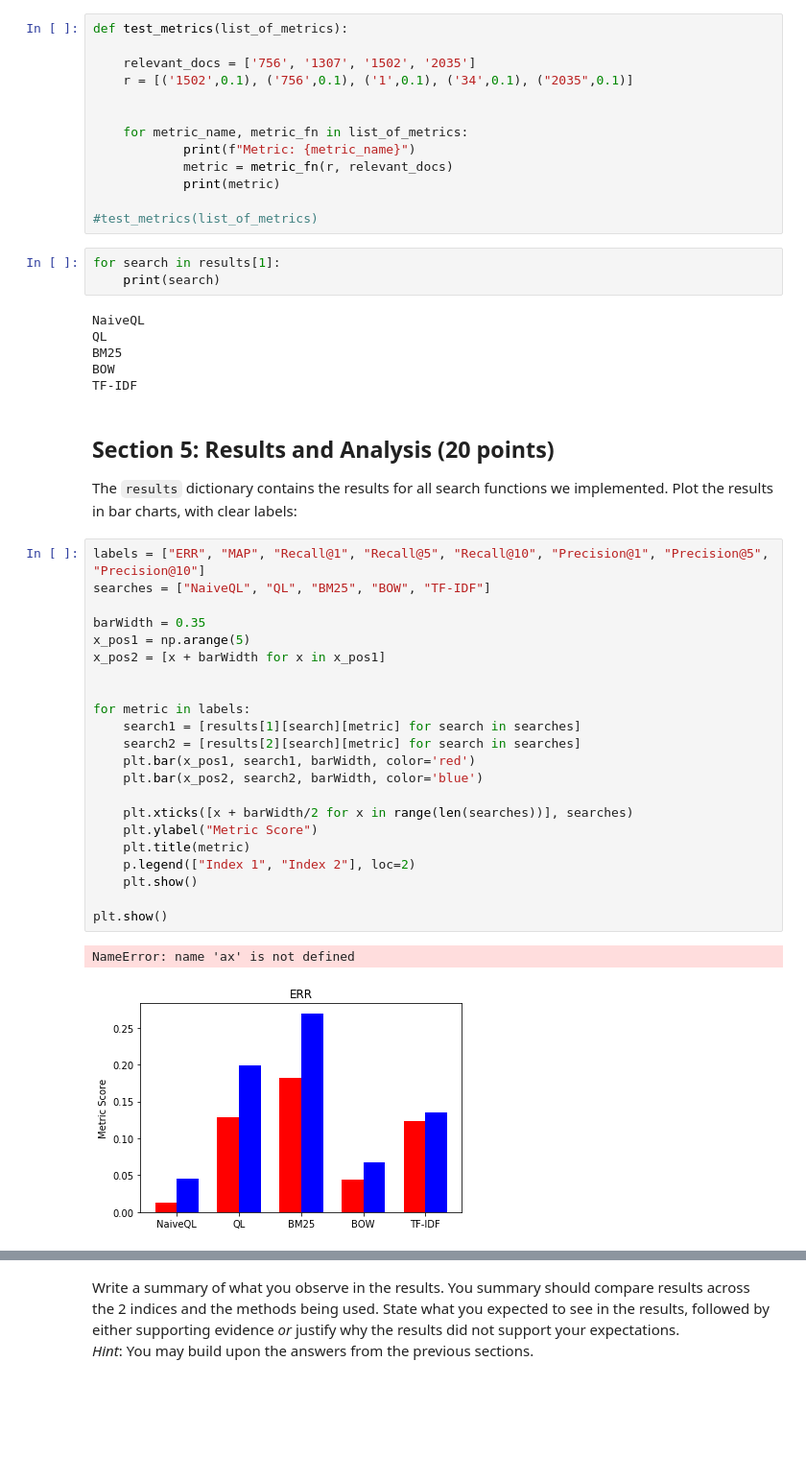
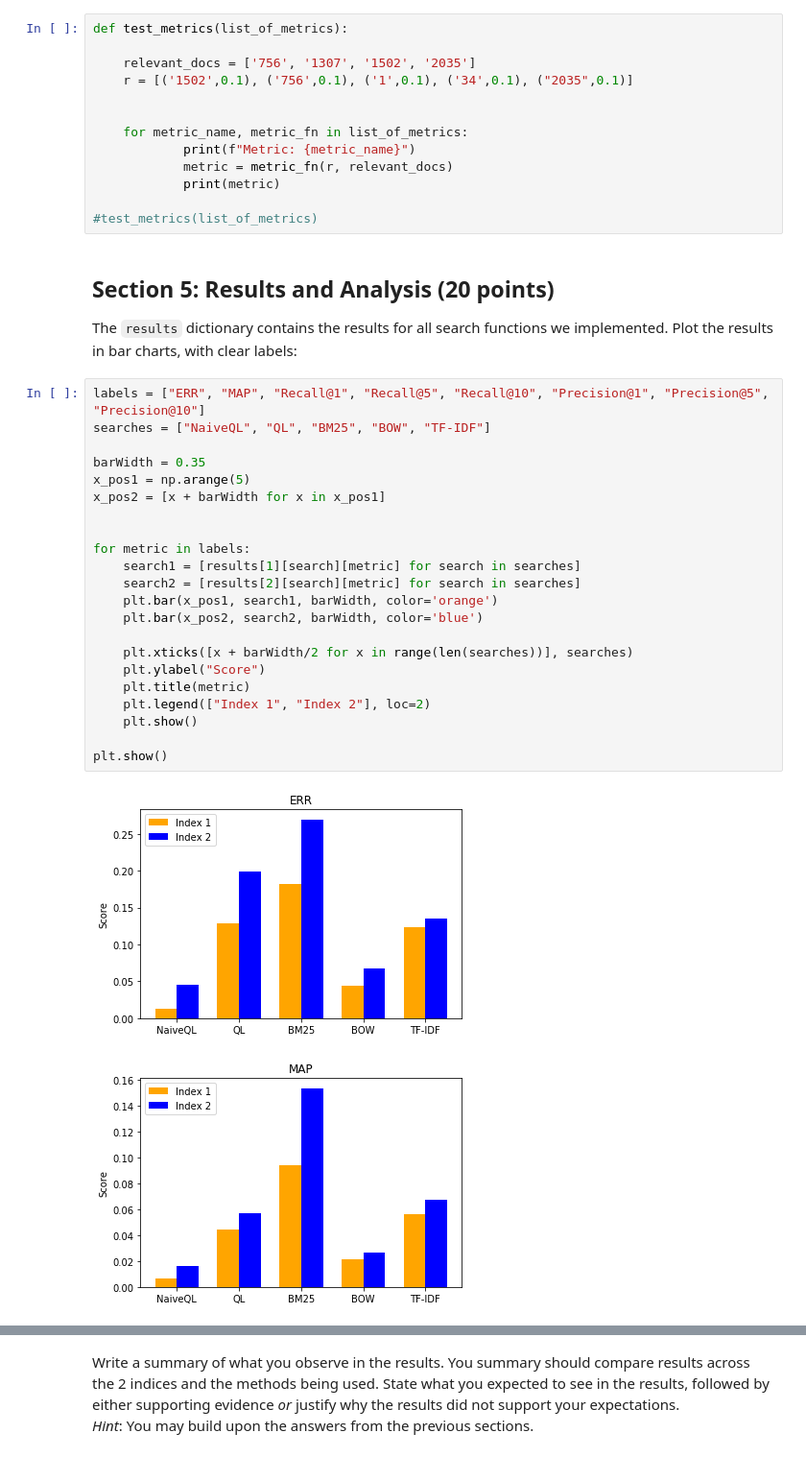
Before and after one commit to PhilLint/IR1, a Jupyter notebook: hw1.ipynb, the cells around one changed output, grey strips where cells are left out. Shown: that part at 96% size. Drawn from its saved outputs; the diff is of its cells as text; blank space fills up the shorter version.

```diff
--- a/hw1.ipynb
+++ b/hw1.ipynb
@@ -1216,15 +1216,6 @@ def test_metrics(list_of_metrics):
             print(metric)
 
 #test_metrics(list_of_metrics)
-# %%
-for search in results[1]:
-    print(search)
-# %% [output]
-NaiveQL
-QL
-BM25
-BOW
-TF-IDF
 # %% [markdown]
 ## Section 5: Results and Analysis (20 points)
 
@@ -1232,25 +1223,25 @@ The `results` dictionary contains the results for all search functions we implem
 # %%
 labels = ["ERR", "MAP", "Recall@1", "Recall@5", "Recall@10", "Precision@1", "Precision@5", "Precision@10"]
 searches = ["NaiveQL", "QL", "BM25", "BOW", "TF-IDF"]
 
 barWidth = 0.35
 x_pos1 = np.arange(5)
 x_pos2 = [x + barWidth for x in x_pos1]
 
 
 for metric in labels:
     search1 = [results[1][search][metric] for search in searches]
     search2 = [results[2][search][metric] for search in searches]
-    plt.bar(x_pos1, search1, barWidth, color='red')
+    plt.bar(x_pos1, search1, barWidth, color='orange')
     plt.bar(x_pos2, search2, barWidth, color='blue')
 
     plt.xticks([x + barWidth/2 for x in range(len(searches))], searches)
-    plt.ylabel("Metric Score")
+    plt.ylabel("Score")
     plt.title(metric)
-    p.legend(["Index 1", "Index 2"], loc=2)
+    plt.legend(["Index 1", "Index 2"], loc=2)
     plt.show()
 
 plt.show()
 # %% [output]
-NameError: name 'ax' is not defined
-[figure, old version]
+[figure, new version]
+[figure, added]
```
Also changed, not shown: parts of 3 cells of this notebook.
